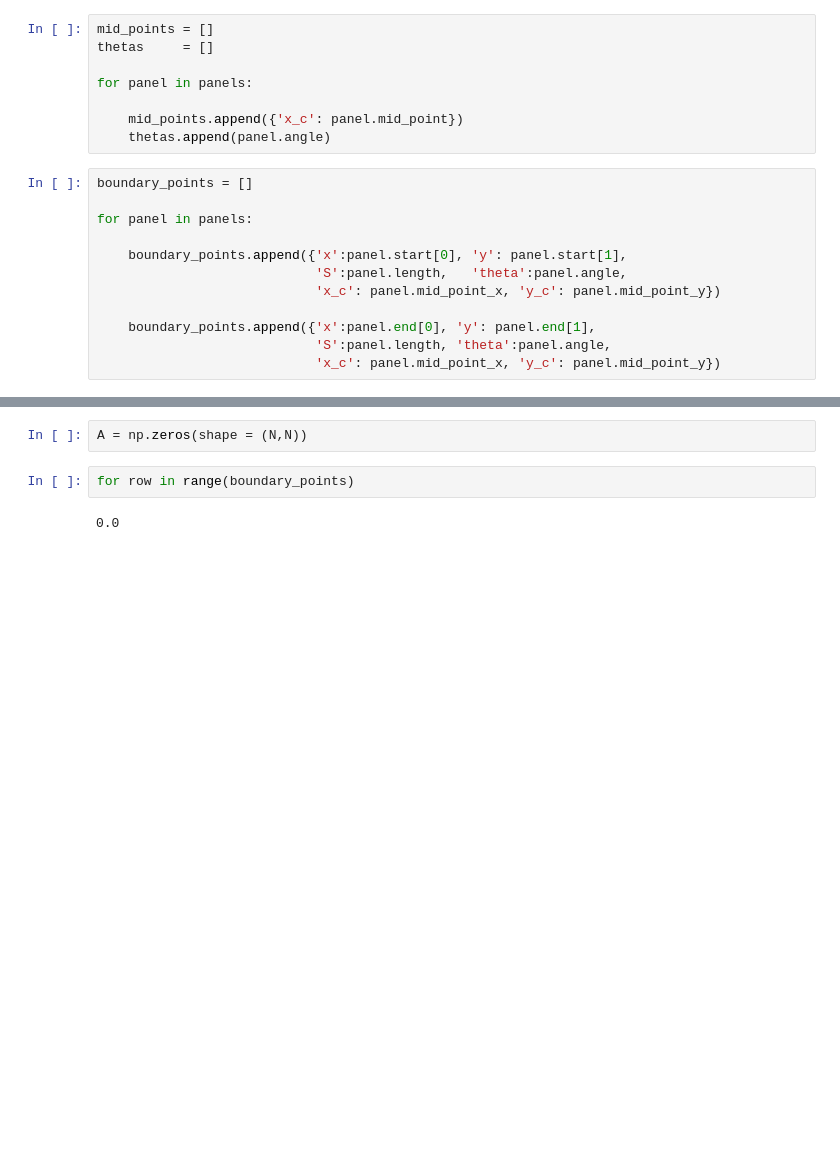
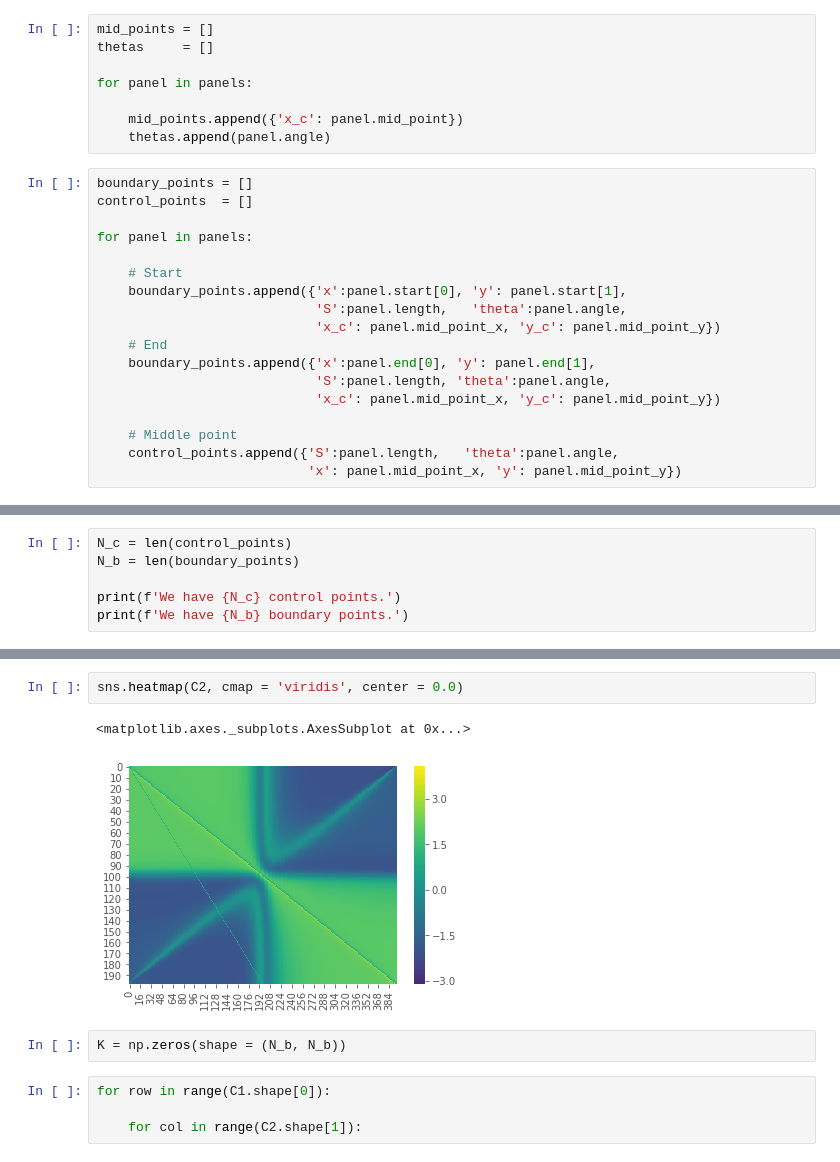
Before and after one commit to KikeM/vortex-method, a Jupyter notebook: notebooks/panel_method.ipynb, the cells around one changed output, grey strips where cells are left out. Saved outputs shown, nothing was run; the diff lists cells and outputs as text; blank space fills up the shorter version.

```diff
--- a/notebooks/panel_method.ipynb
+++ b/notebooks/panel_method.ipynb
@@ -57,13 +56,19 @@ for panel in panels:
     thetas.append(panel.angle)
 # %%
 boundary_points = []
+control_points  = []
 
 for panel in panels:
 
+    # Start
     boundary_points.append({'x':panel.start[0], 'y': panel.start[1],
                             'S':panel.length,   'theta':panel.angle,
                             'x_c': panel.mid_point_x, 'y_c': panel.mid_point_y})
-
+    # End
     boundary_points.append({'x':panel.end[0], 'y': panel.end[1],
                             'S':panel.length, 'theta':panel.angle,
                             'x_c': panel.mid_point_x, 'y_c': panel.mid_point_y})
+
+    # Middle point
+    control_points.append({'S':panel.length,   'theta':panel.angle,
+                           'x': panel.mid_point_x, 'y': panel.mid_point_y})
@@ -71,0 +75,6 @@ N = len(boundary_points)
+# %%
+N_c = len(control_points)
+N_b = len(boundary_points)
+
+print(f'We have {N_c} control points.')
+print(f'We have {N_b} boundary points.')
@@ -72,6 +146,11 @@ N = len(boundary_points)
+# %%
+sns.heatmap(C2, cmap = 'viridis', center = 0.0)
+# %% [output]
+<matplotlib.axes._subplots.AxesSubplot at 0x...>
+[figure, added]
 # %%
-A = np.zeros(shape = (N,N))
+K = np.zeros(shape = (N_b, N_b))
-# %%
-for row in range(boundary_points)
-# %% [output]
-0.0
+# %%
+for row in range(C1.shape[0]):
+
+    for col in range(C2.shape[1]):
```
Also changed, not shown: parts of 5 cells of this notebook.
